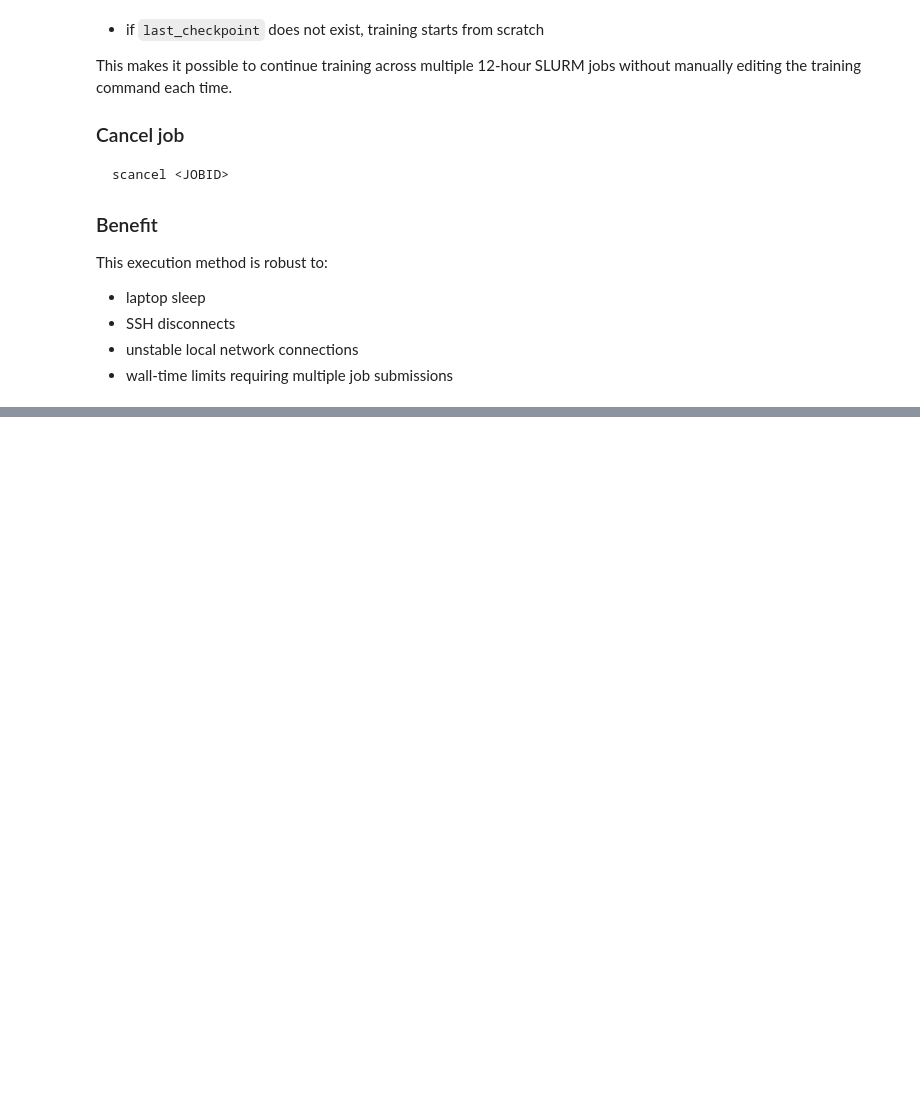
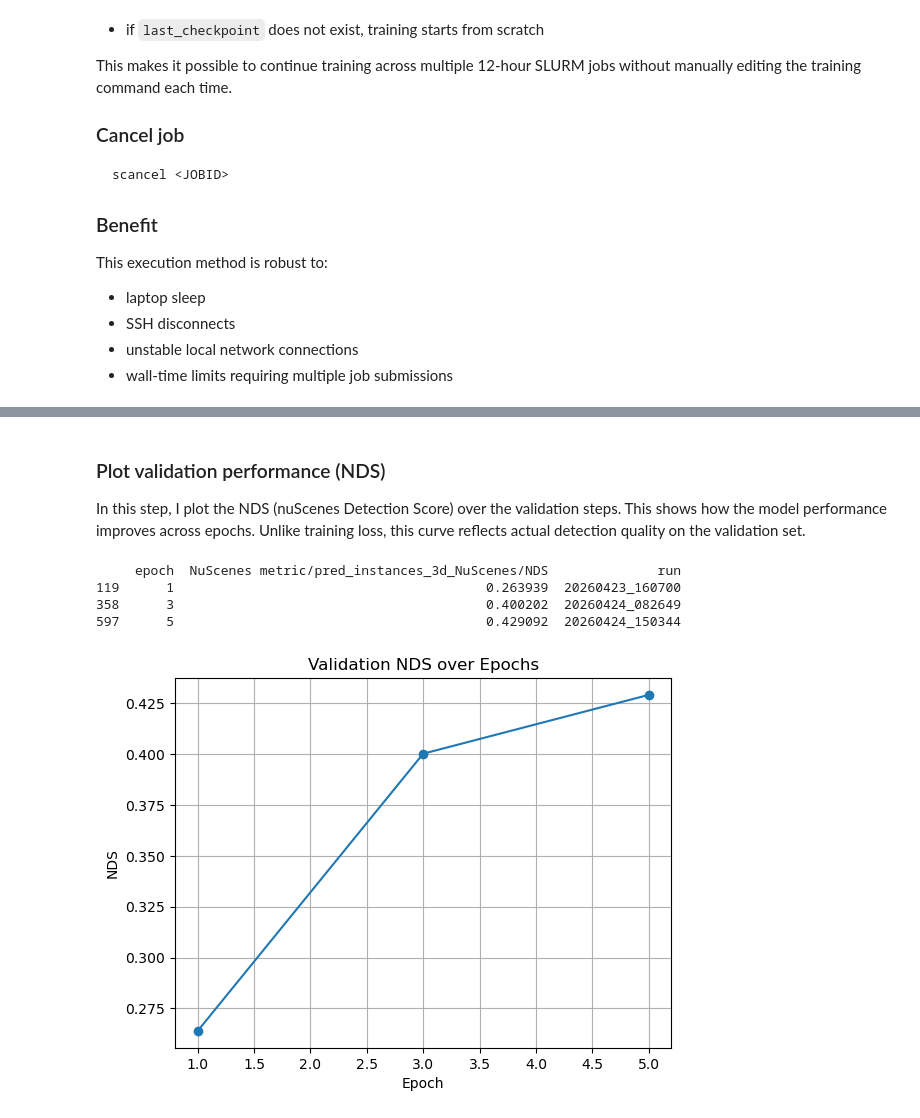
Before and after one commit to darkcyan-ugli-fruit/nuscenes-multimodal-learning, a Jupyter notebook: notebooks/03_camera_lidar_fusion_model.ipynb, the cells around one changed output, grey strips where cells are left out. Saved outputs shown, nothing was run; the diff lists cells and outputs as text; code cells hidden in the pictures; blank space fills up the shorter version.

```diff
--- a/notebooks/03_camera_lidar_fusion_model.ipynb
+++ b/notebooks/03_camera_lidar_fusion_model.ipynb
@@ -790,0 +990,40 @@ This execution method is robust to:
+# %% [markdown]
+### Plot validation performance (NDS)
+
+In this step, I plot the NDS (nuScenes Detection Score) over the validation steps. This shows how the model performance improves across epochs. Unlike training loss, this curve reflects actual detection quality on the validation set.
+# %%
+import matplotlib.pyplot as plt
+
+nds_col = "NuScenes metric/pred_instances_3d_NuScenes/NDS"
+
+nds_df = scalars_df.dropna(subset=[nds_col]).copy()
+
+# Manually assign epochs based on the completed validation results
+run_to_epoch = {
+    "20260423_160700": 1,
+    "20260424_082649": 3,
+    "20260424_150344": 5,
+}
+
+nds_df["epoch"] = nds_df["run"].map(run_to_epoch)
+
+nds_df = nds_df.sort_values("epoch")
+
+print(nds_df[["epoch", nds_col, "run"]])
+
+plt.figure()
+
+plt.plot(nds_df["epoch"], nds_df[nds_col], marker="o")
+
+plt.xlabel("Epoch")
+plt.ylabel("NDS")
+plt.title("Validation NDS over Epochs")
+
+plt.grid()
+plt.show()
+# %% [output]
+     epoch  NuScenes metric/pred_instances_3d_NuScenes/NDS              run
+119      1                                        0.263939  20260423_160700
+358      3                                        0.400202  20260424_082649
+597      5                                        0.429092  20260424_150344
+[figure, added]
```
Also changed, not shown: parts of 15 cells of this notebook.
